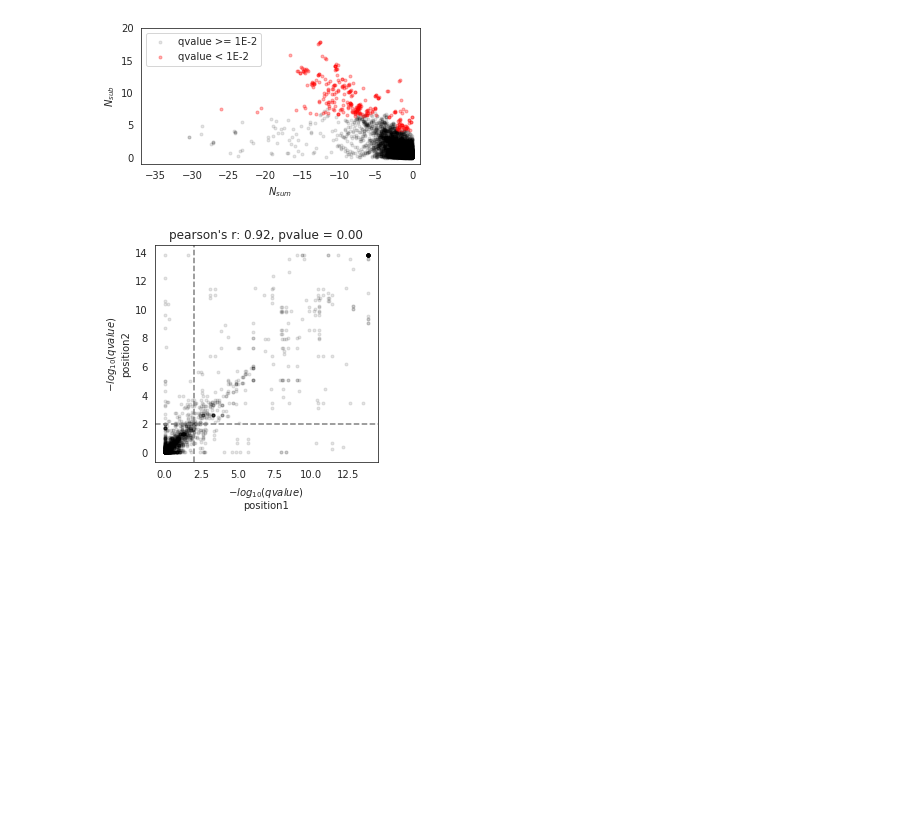
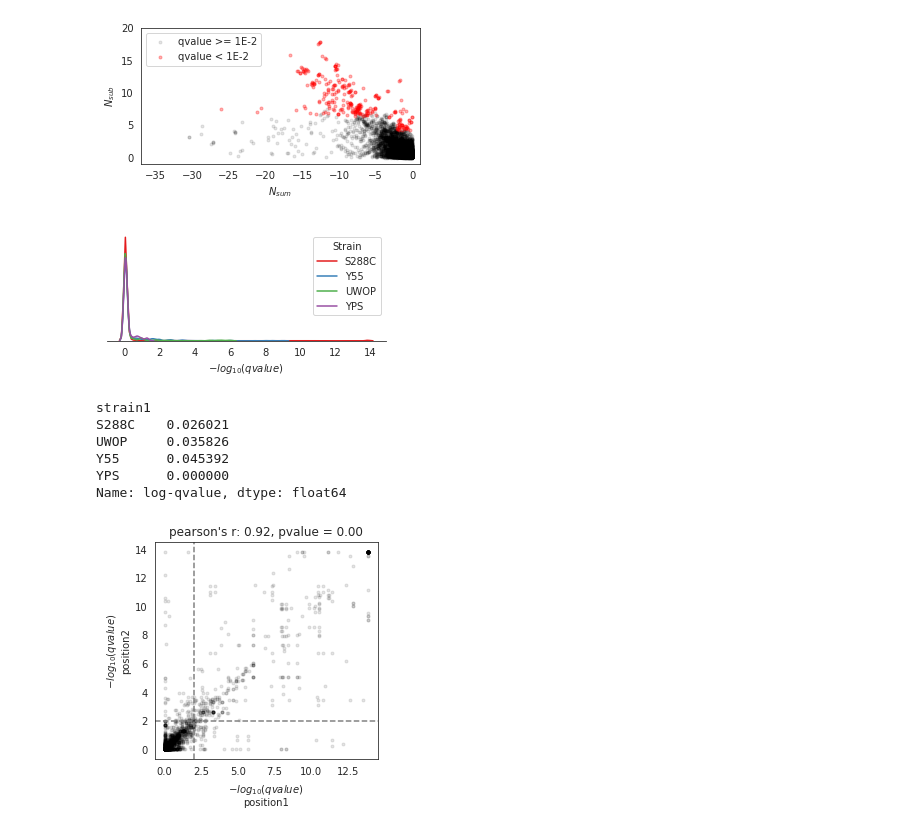
Before and after one commit to mgalardini/2018koyeast, a Jupyter notebook: notebooks/deviations_reproducibility.ipynb, the cells around one changed output. Saved outputs shown, nothing was run; the diff lists cells and outputs as text; code cells hidden in the pictures; blank space fills up the shorter version.

```diff
--- a/notebooks/deviations_reproducibility.ipynb
+++ b/notebooks/deviations_reproducibility.ipynb
@@ -17,6 +17,11 @@ import itertools
 import numpy as np
 import pandas as pd
 from scipy import stats
+# %%
+strains = ['S288C', 'Y55',
+           'UWOP', 'YPS']
+cstrains = {x: c
+            for x, c in zip(strains, sns.color_palette('Set1', len(strains)))}
 # %%
 g = pd.read_table(sgd, sep='\t', header=None)
 gn = g[g[1] == 'ORF'].set_index(3)[4].dropna().to_dict()
@@ -65,3 +73,37 @@ plt.ylim(-1, 20);
+# %%
+plt.figure(figsize=(5, 2))
+
+for strain in strains:
+    sns.kdeplot(d2.loc[strain + '_1']['log-qvalue'],
+                label=strain,
+                color=cstrains[strain],
+                bw=0.1)
+plt.legend(title='Strain')
+plt.xlabel('$-log_{10}(qvalue)$')
+plt.yticks([])
+sns.despine(left=True)
+
+plt.savefig('deviations_reproducibility_distribution.png',
+            dpi=300, bbox_inches='tight',
+            transparent=True)
+plt.savefig('deviations_reproducibility_distribution.svg',
+            dpi=300, bbox_inches='tight',
+            transparent=True);
+# %% [output]
+[figure, added]
+# %%
+d2.groupby(['strain1'])['log-qvalue'].apply(lambda x: x[x > 2].shape[0] / x.shape[0]).rename(
+    index={'S288C_1': 'S288C',
+           'Y55_1': 'Y55',
+           'YPS_1': 'YPS',
+           'UWOP_1': 'UWOP'})
+# %% [output]
+strain1
+S288C    0.026021
+UWOP     0.035826
+Y55      0.045392
+YPS      0.000000
+Name: log-qvalue, dtype: float64
 # %%
 d2 = d2.reset_index().set_index(['strain1', 'strain2', 'gene']).sort_index()
 res = []
```
Also changed, not shown: parts of 8 cells of this notebook, 3 other files.
